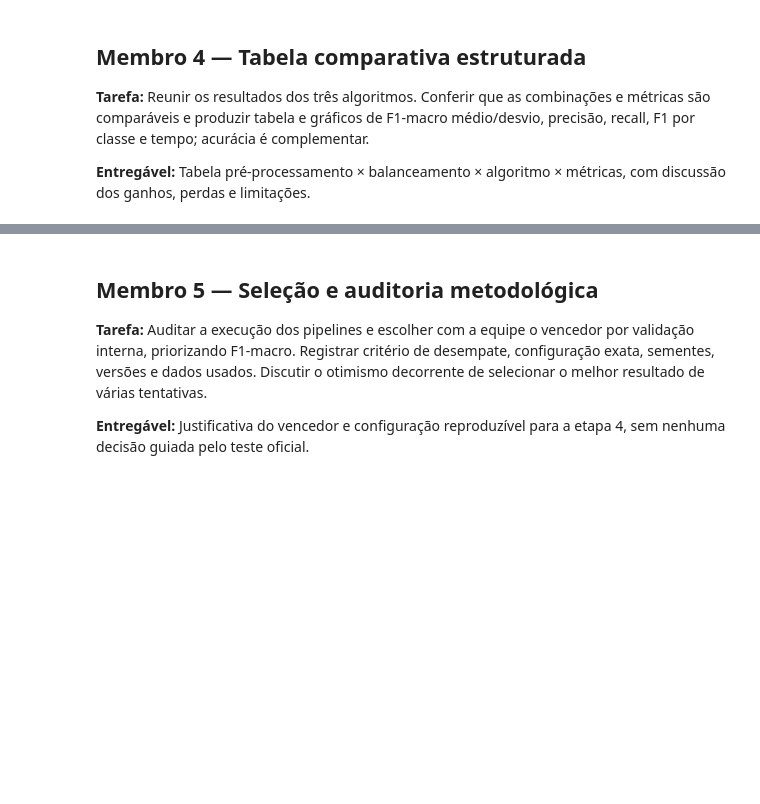
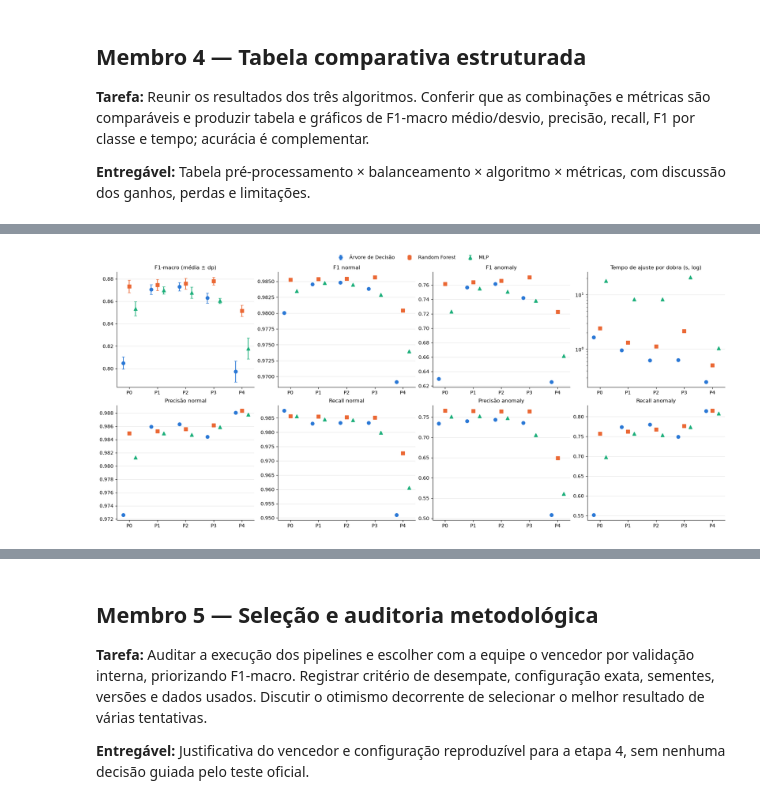
Before and after one commit to matheusmra/tp-ia, a Jupyter notebook: notebooks/03_classificadores.ipynb, the cells around one changed output, grey strips where cells are left out. Saved outputs shown, nothing was run; the diff lists cells and outputs as text; code cells hidden in the pictures; blank space fills up the shorter version.

```diff
--- a/notebooks/03_classificadores.ipynb
+++ b/notebooks/03_classificadores.ipynb
@@ -1303,0 +1441,33 @@ Usamos o OpenAI Codex como apoio na elaboração e revisão do código e dos tex
+# %%
+# Membro 4 — 4.2 Gráficos: F1-macro (média ± dp), precisão, recall e F1 por classe e tempo de ajuste
+import matplotlib.pyplot as plt
+
+# Paleta categórica validada para daltonismo (ΔE ≥ 8 entre pares); o marcador é a codificação secundária.
+CORES_ALGORITMO = {"Árvore de Decisão": "#2a78d6", "Random Forest": "#eb6834", "MLP": "#1baf7a"}
+MARCADORES_ALGORITMO = {"Árvore de Decisão": "o", "Random Forest": "s", "MLP": "^"}
+PAINEIS = [("f1_macro_media", "F1-macro (média ± dp)"), ("f1_normal", "F1 normal"), ("f1_anomaly", "F1 anomaly"),
+           ("seg_ajuste", "Tempo de ajuste por dobra (s, log)"),
+           ("precisao_normal", "Precisão normal"), ("recall_normal", "Recall normal"),
+           ("precisao_anomaly", "Precisão anomaly"), ("recall_anomaly", "Recall anomaly")]
+tabela_principal = tabela_etapa3[tabela_etapa3.principal]
+posicoes = np.arange(len(CONFIGURACOES))
+
+fig, eixos = plt.subplots(2, 4, figsize=(18, 8), layout="constrained")
+for eixo, (coluna, titulo) in zip(eixos.flat, PAINEIS):
+    for j, (algoritmo, cor) in enumerate(CORES_ALGORITMO.items()):
+        dados = tabela_principal[tabela_principal.algoritmo == algoritmo].set_index("configuracao").reindex(CONFIGURACOES)
+        eixo.errorbar(posicoes + (j - 1) * 0.22, dados[coluna],
+                      yerr=dados.f1_macro_dp if coluna == "f1_macro_media" else None,
+                      fmt=MARCADORES_ALGORITMO[algoritmo], color=cor, markersize=7, capsize=3, elinewidth=1.5,
+                      linestyle="none", label=algoritmo)
+    eixo.set_xticks(posicoes, [n.split()[0] for n in CONFIGURACOES])
+    eixo.set_title(titulo, fontsize=11)
+    eixo.grid(axis="y", color="#e6e6e6", linewidth=0.8)
+    eixo.set_axisbelow(True)
+    eixo.spines[["top", "right"]].set_visible(False)
+    if coluna == "seg_ajuste":
+        eixo.set_yscale("log")
+fig.legend(*eixos.flat[0].get_legend_handles_labels(), loc="outside upper center", ncol=3, frameon=False)
+plt.show()
+# %% [output]
+[figure, added]
```
Also changed, not shown: parts of 6 cells of this notebook.
